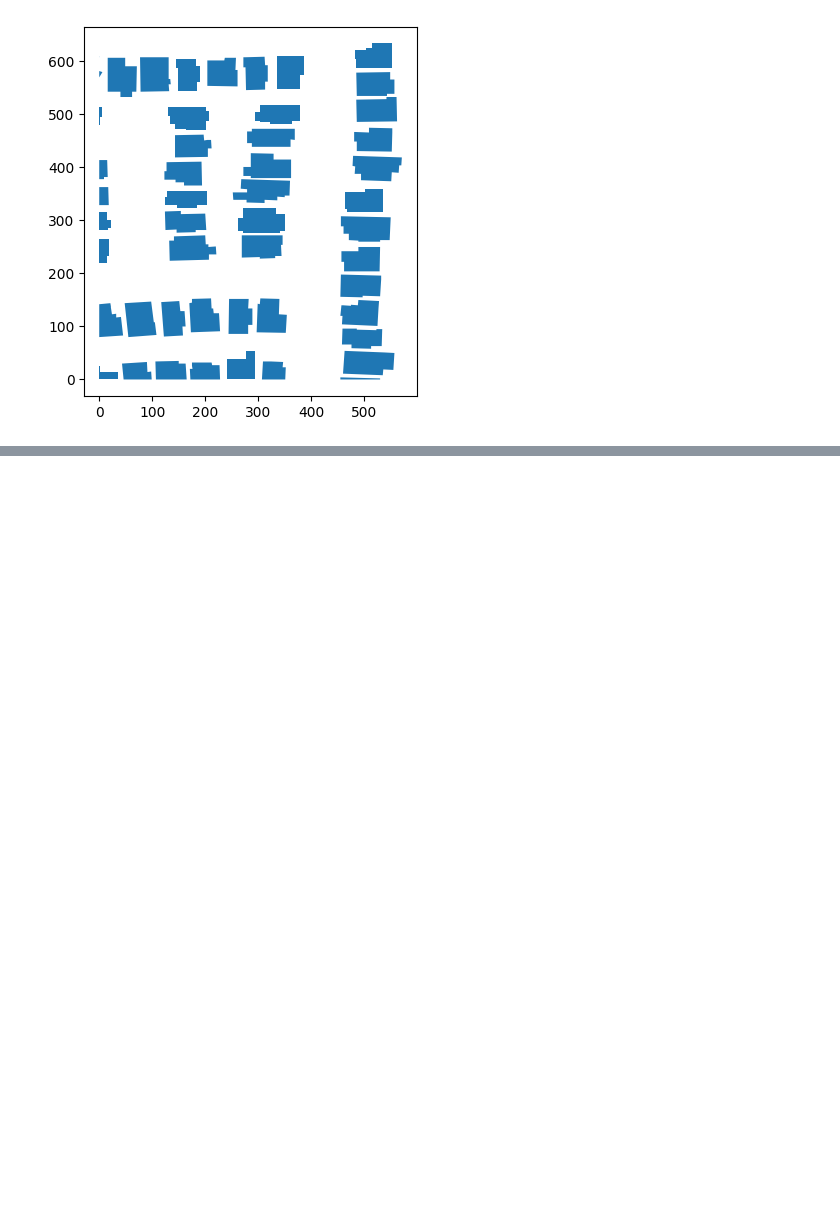
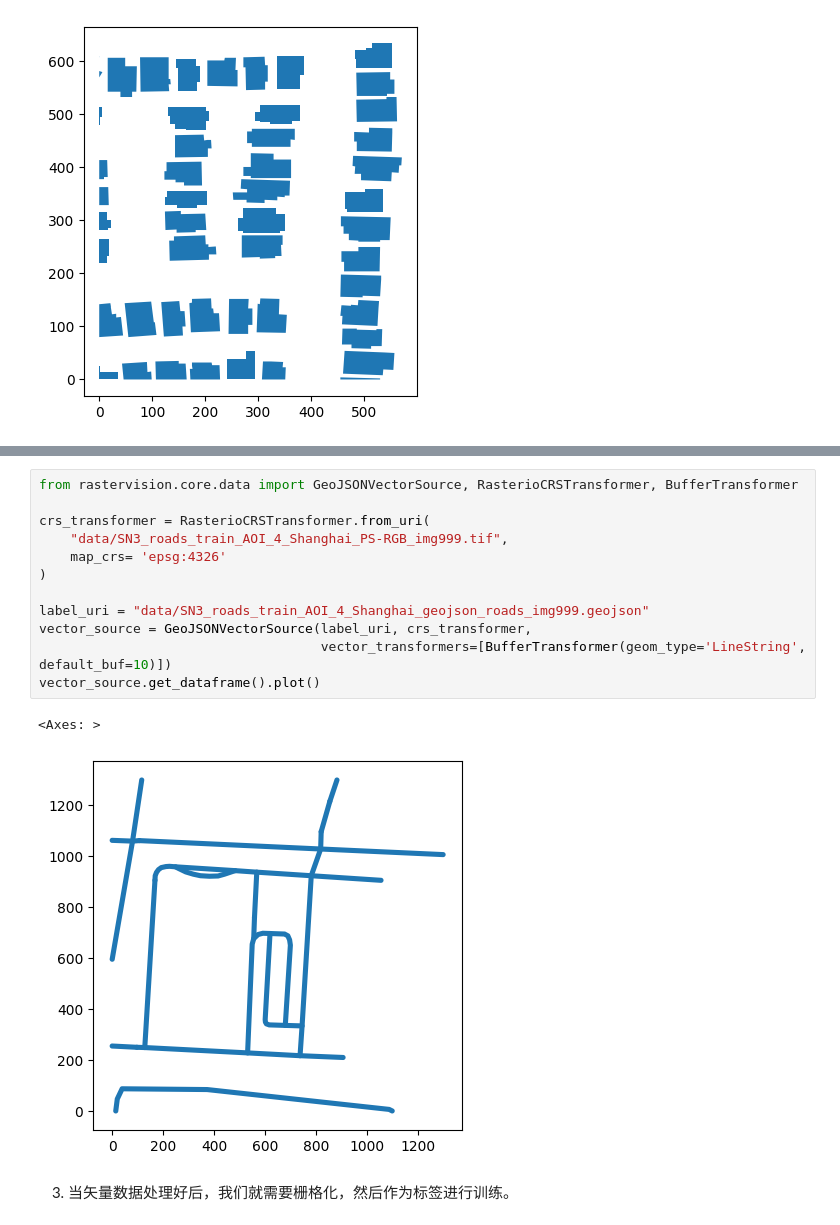
Before and after one commit to scially/raster-vision-tutorial, a Jupyter notebook: 3.vector data.ipynb, the cells around one changed output, grey strips where cells are left out. Cells and saved outputs as stored; diff of their text form; blank space fills up the shorter version.

```diff
--- a/3.vector data.ipynb
+++ b/3.vector data.ipynb
@@ -112,0 +164,17 @@ df.plot()
+# %%
+from rastervision.core.data import GeoJSONVectorSource, RasterioCRSTransformer, BufferTransformer
+
+crs_transformer = RasterioCRSTransformer.from_uri(
+    "data/SN3_roads_train_AOI_4_Shanghai_PS-RGB_img999.tif",
+    map_crs= 'epsg:4326'
+)
+
+label_uri = "data/SN3_roads_train_AOI_4_Shanghai_geojson_roads_img999.geojson"
+vector_source = GeoJSONVectorSource(label_uri, crs_transformer,
+                                    vector_transformers=[BufferTransformer(geom_type='LineString', default_buf=10)])
+vector_source.get_dataframe().plot()
+# %% [output]
+<Axes: >
+[figure, added]
+# %% [markdown]
+3. 当矢量数据处理好后，我们就需要栅格化，然后作为标签进行训练。
```
Also changed, not shown: parts of 12 cells of this notebook, 2 other files.
